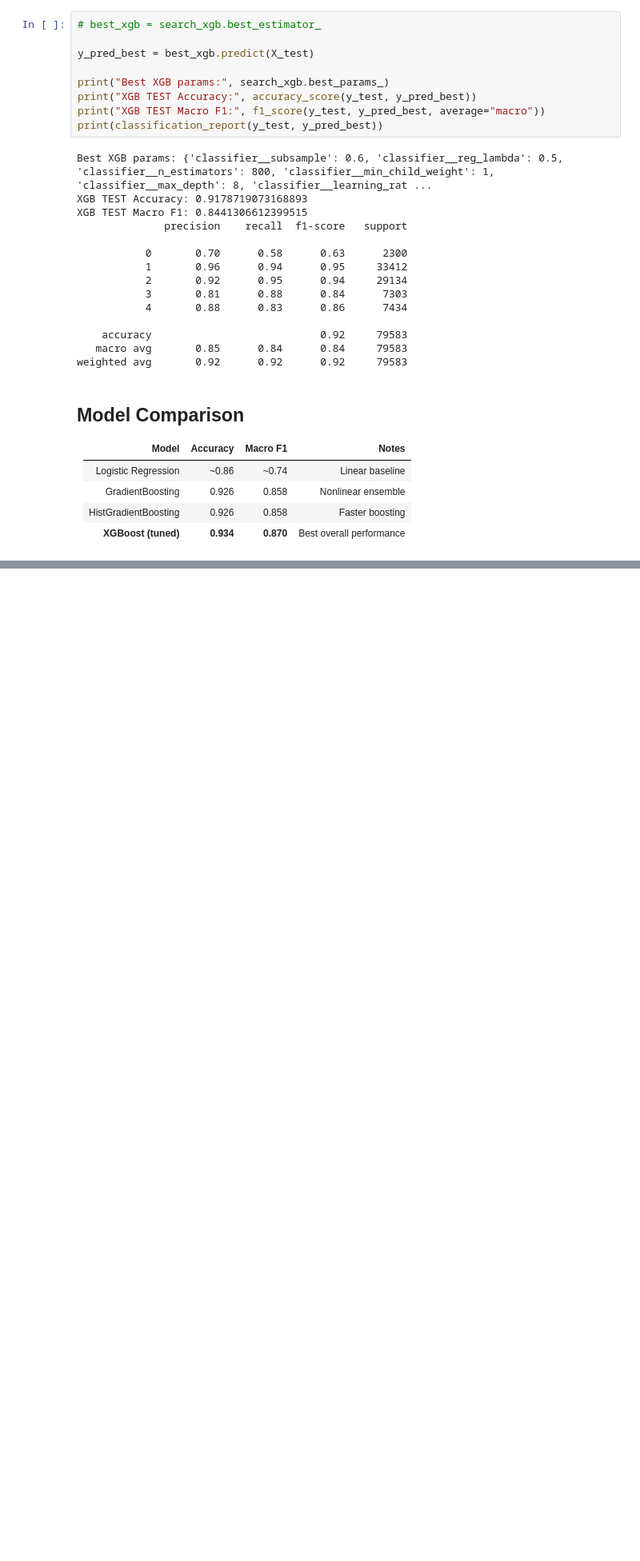
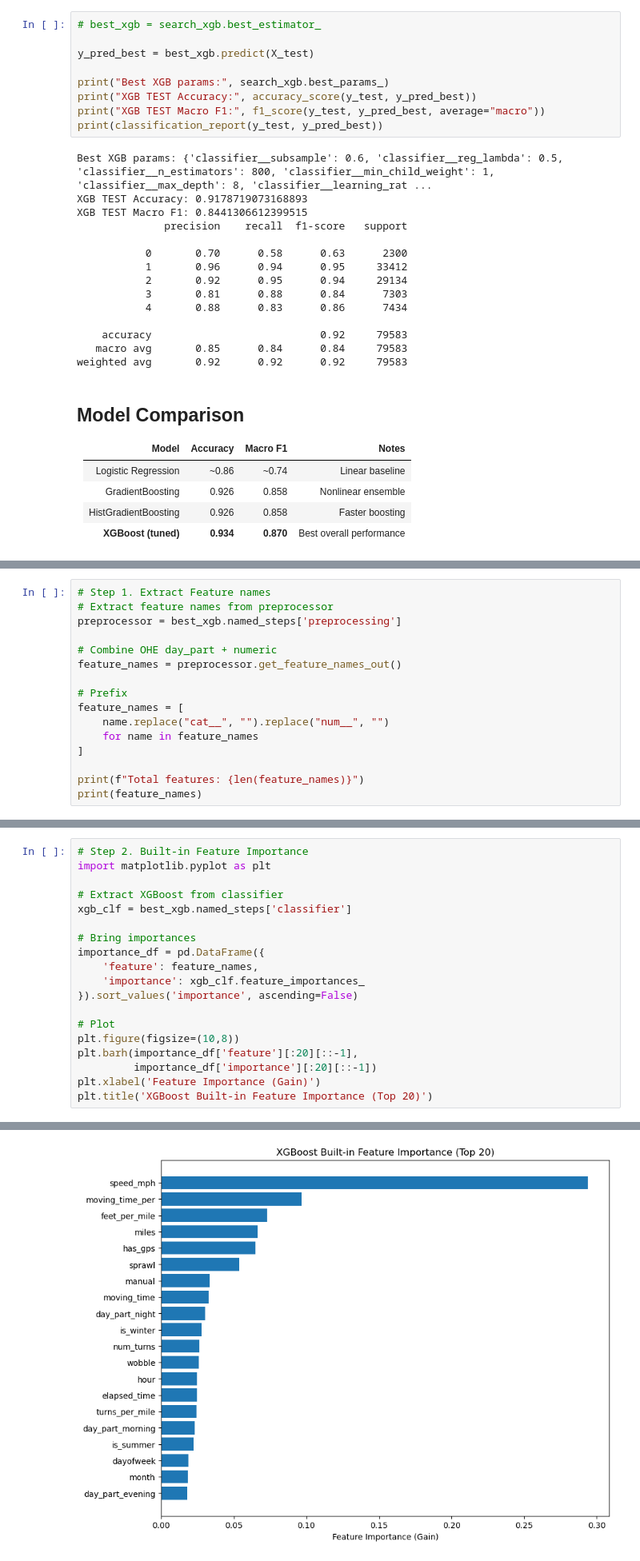
Before and after one commit to OGladfelter/sport-classification-model, a Jupyter notebook: 03-modeling.ipynb, the cells around one changed output, grey strips where cells are left out. Shown at 80% size. Drawn from its saved outputs; the diff is of its cells as text; blank space fills up the shorter version.

Commit message:
Added feature importance code and plots by Sola

```diff
--- a/03-modeling.ipynb
+++ b/03-modeling.ipynb
@@ -711,0 +641,16 @@ Pipeline(steps=[('preprocessing',
+# %%
+# Step 1. Extract Feature names
+# Extract feature names from preprocessor
+preprocessor = best_xgb.named_steps['preprocessing']
+
+# Combine OHE day_part + numeric
+feature_names = preprocessor.get_feature_names_out()
+
+# Prefix
+feature_names = [
+    name.replace("cat__", "").replace("num__", "")
+    for name in feature_names
+]
+
+print(f"Total features: {len(feature_names)}")
+print(feature_names)
@@ -711,0 +660,20 @@ Pipeline(steps=[('preprocessing',
+# %%
+# Step 2. Built-in Feature Importance
+import matplotlib.pyplot as plt
+
+# Extract XGBoost from classifier
+xgb_clf = best_xgb.named_steps['classifier']
+
+# Bring importances
+importance_df = pd.DataFrame({
+    'feature': feature_names,
+    'importance': xgb_clf.feature_importances_
+}).sort_values('importance', ascending=False)
+
+# Plot
+plt.figure(figsize=(10,8))
+plt.barh(importance_df['feature'][:20][::-1],
+         importance_df['importance'][:20][::-1])
+plt.xlabel('Feature Importance (Gain)')
+plt.title('XGBoost Built-in Feature Importance (Top 20)')
+# %% [output]
@@ -711,0 +681 @@ Pipeline(steps=[('preprocessing',
+[figure, added]
```
Also changed, not shown: parts of 11 cells of this notebook, 6 other files.
